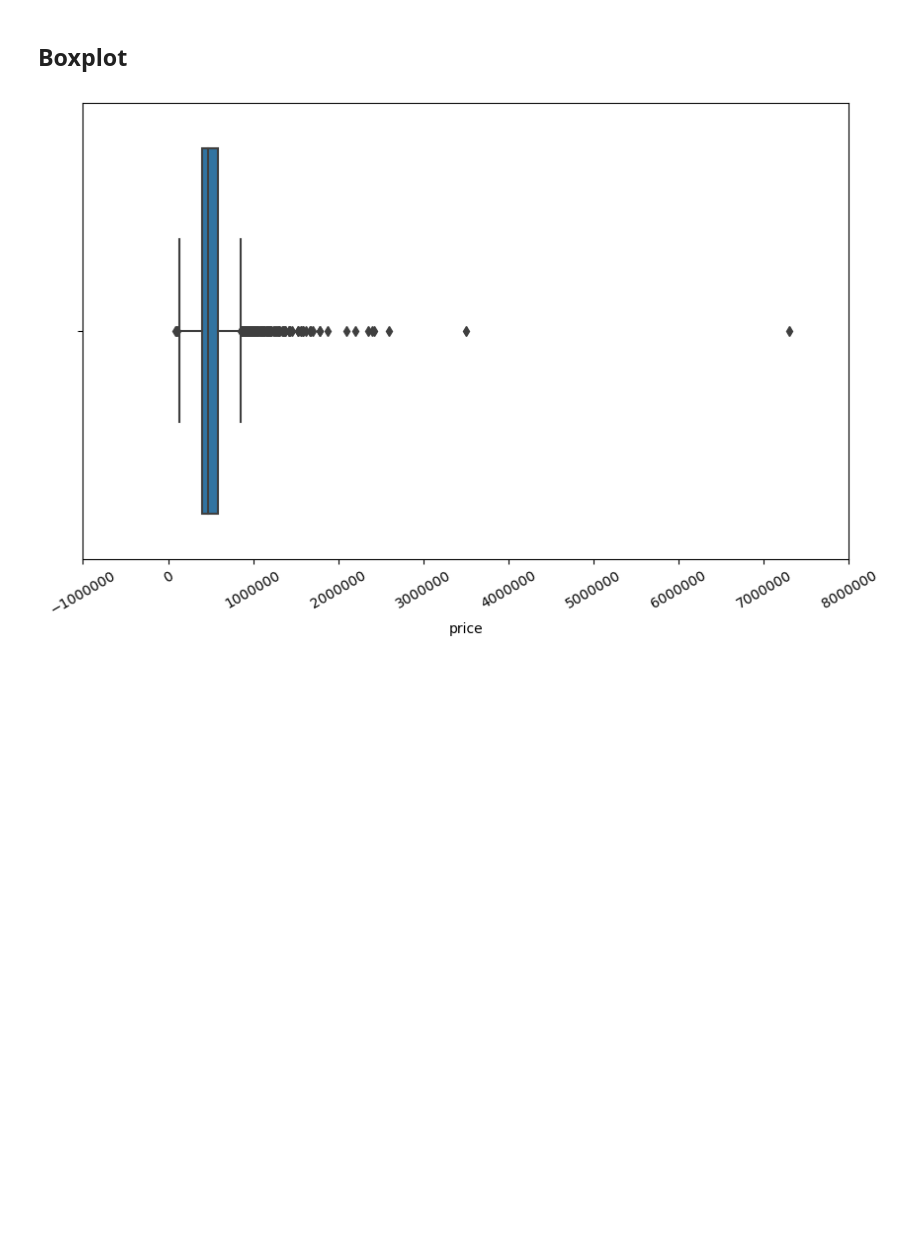
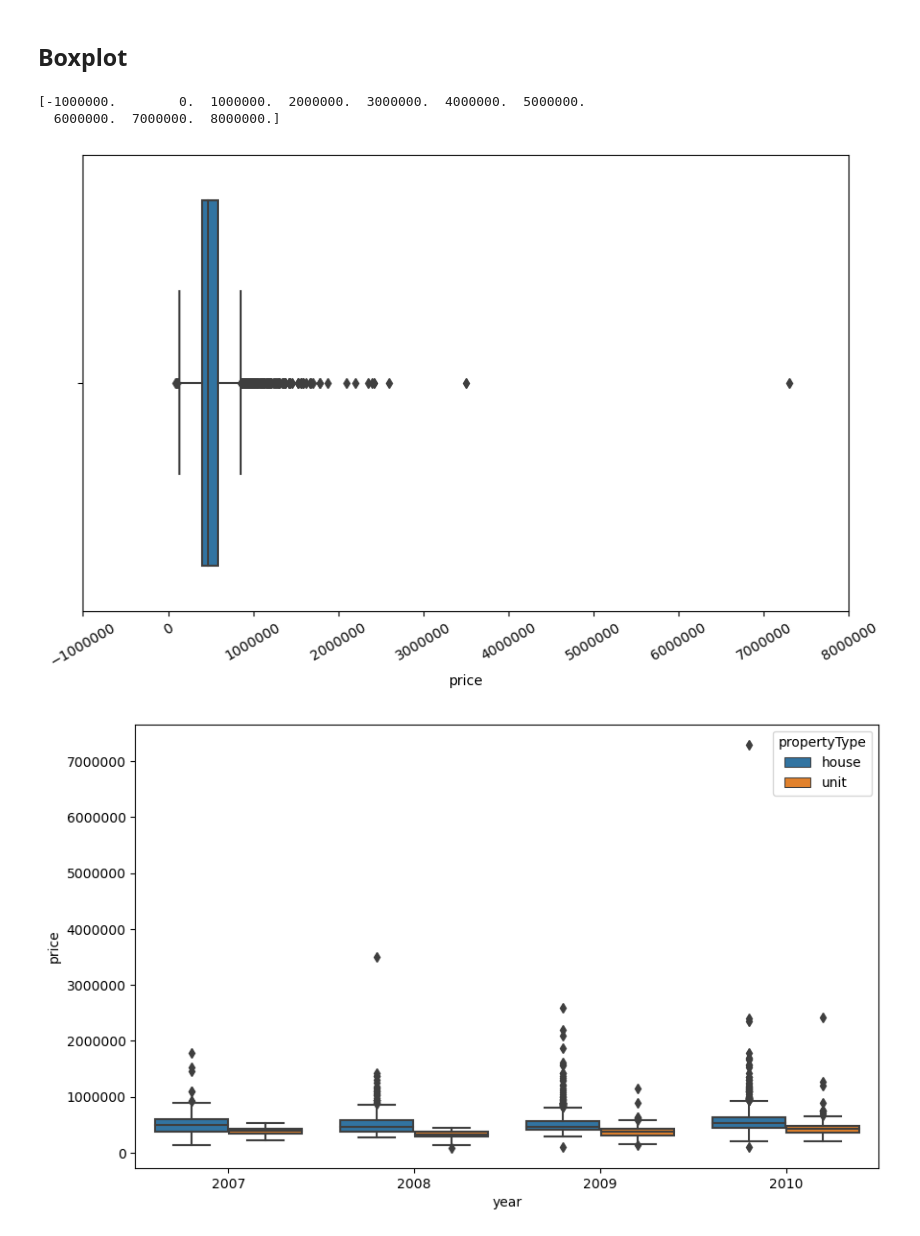
Before and after one commit to dschloe/streamlitbook-saraevan, a Jupyter notebook: ch02/step03_matplotlib_seaborn.ipynb, the cells around one changed output. Saved outputs shown, nothing was run; the diff lists cells and outputs as text; code cells hidden in the pictures; blank space fills up the shorter version.

```diff
--- a/ch02/step03_matplotlib_seaborn.ipynb
+++ b/ch02/step03_matplotlib_seaborn.ipynb
@@ -289,9 +289,24 @@ df = df[df['year'].isin([2007, 2008, 2009, 2010])]
 fig, ax = plt.subplots(figsize=(10, 6))
 sns.boxplot(x=df["price"], ax = ax)
 ax.set_xticks(ax.get_xticks())
-ax.set_xticklabels(ax.get_xticklabels(), rotation=30)
+print(ax.get_xticks())
+ax.set_xticklabels(ax.get_xticks(), rotation=30)
 ax.xaxis.set_major_formatter(formatter)
 plt.savefig('output/seaborn05.png', dpi=200)
 plt.show()
 # %% [output]
+[-1000000.        0.  1000000.  2000000.  3000000.  4000000.  5000000.
+  6000000.  7000000.  8000000.]
 [figure]
+# %%
+# 2007 ~ 2010추출
+df = sales.copy()
+df = df[df['year'].isin([2007, 2008, 2009, 2010])]
+
+fig, ax = plt.subplots(figsize=(10, 6))
+sns.boxplot(data = df, x = 'year', y = 'price', hue = 'propertyType', ax = ax)
+ax.yaxis.set_major_formatter(formatter)
+plt.savefig('output/seaborn06.png', dpi=200)
+plt.show()
+# %% [output]
+[figure, added]
```
Also changed, not shown: parts of 1 cell of this notebook, 3 other files.
